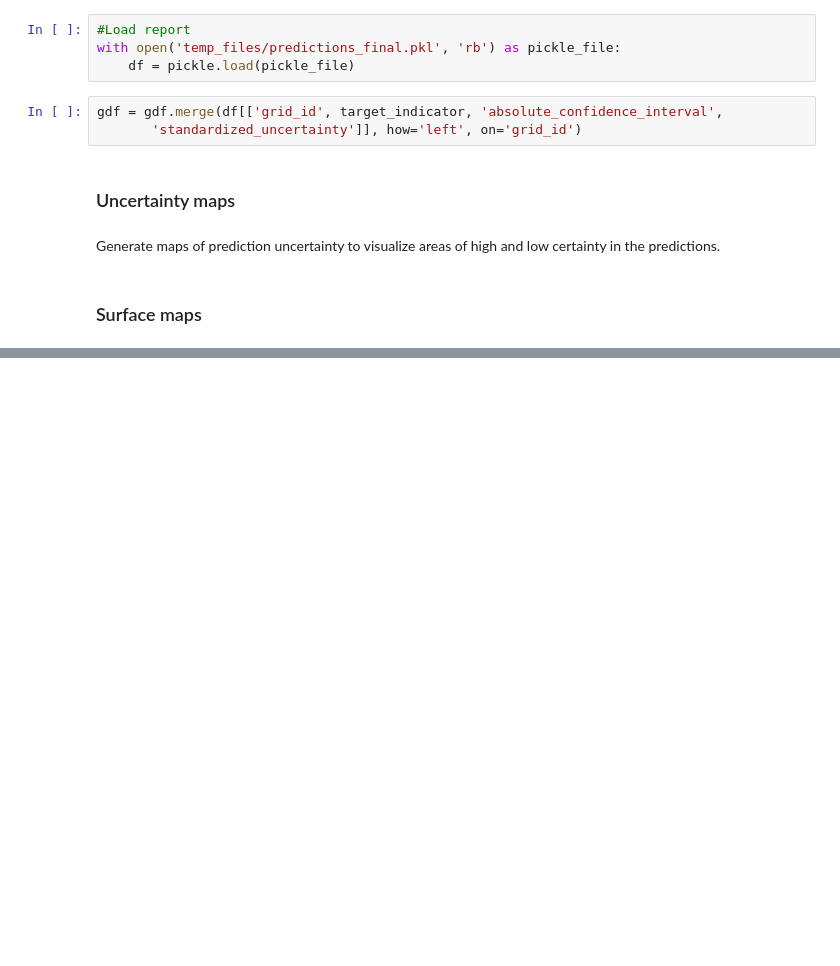
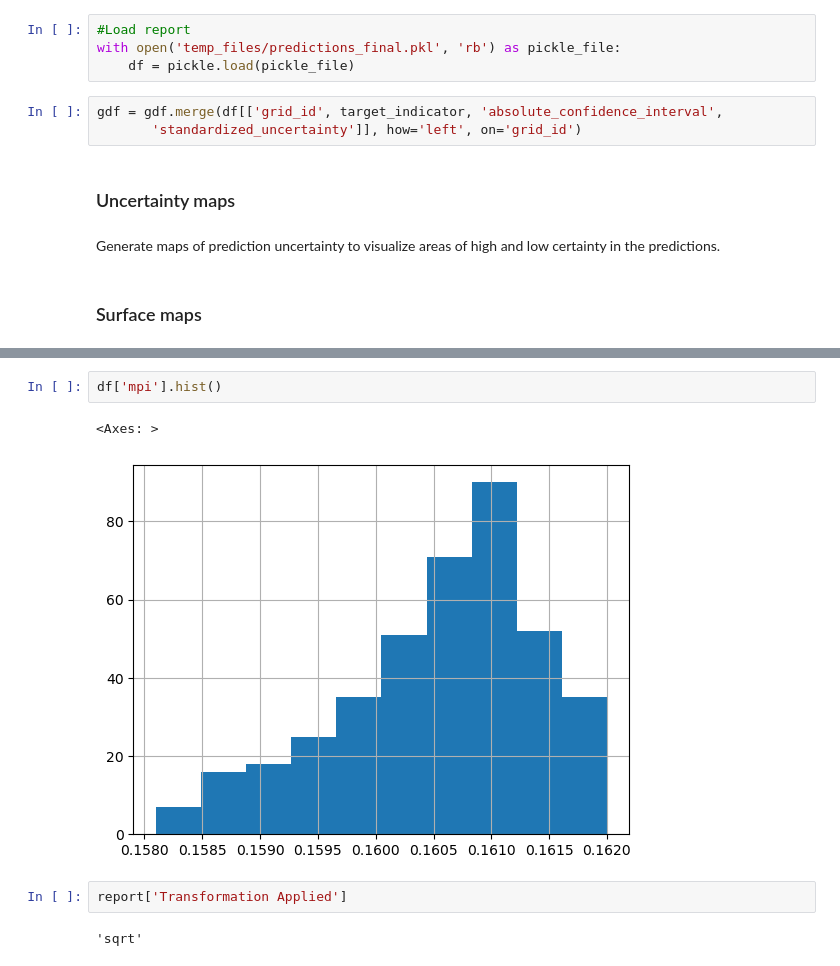
Before and after one commit to sig-gis/dises-khm-mpi, a Jupyter notebook: 5. Final Results.ipynb, the cells around one changed output, grey strips where cells are left out. Drawn from its saved outputs; the diff is of its cells as text; blank space fills up the shorter version.

```diff
--- a/5. Final Results.ipynb
+++ b/5. Final Results.ipynb
@@ -86,0 +92,9 @@ df[target_indicator].hist()
+# %%
+df['mpi'].hist()
+# %% [output]
+<Axes: >
+[figure, added]
+# %%
+report['Transformation Applied']
+# %% [output]
+'sqrt'
```
Also changed, not shown: parts of 4 cells of this notebook, 3 other files.
